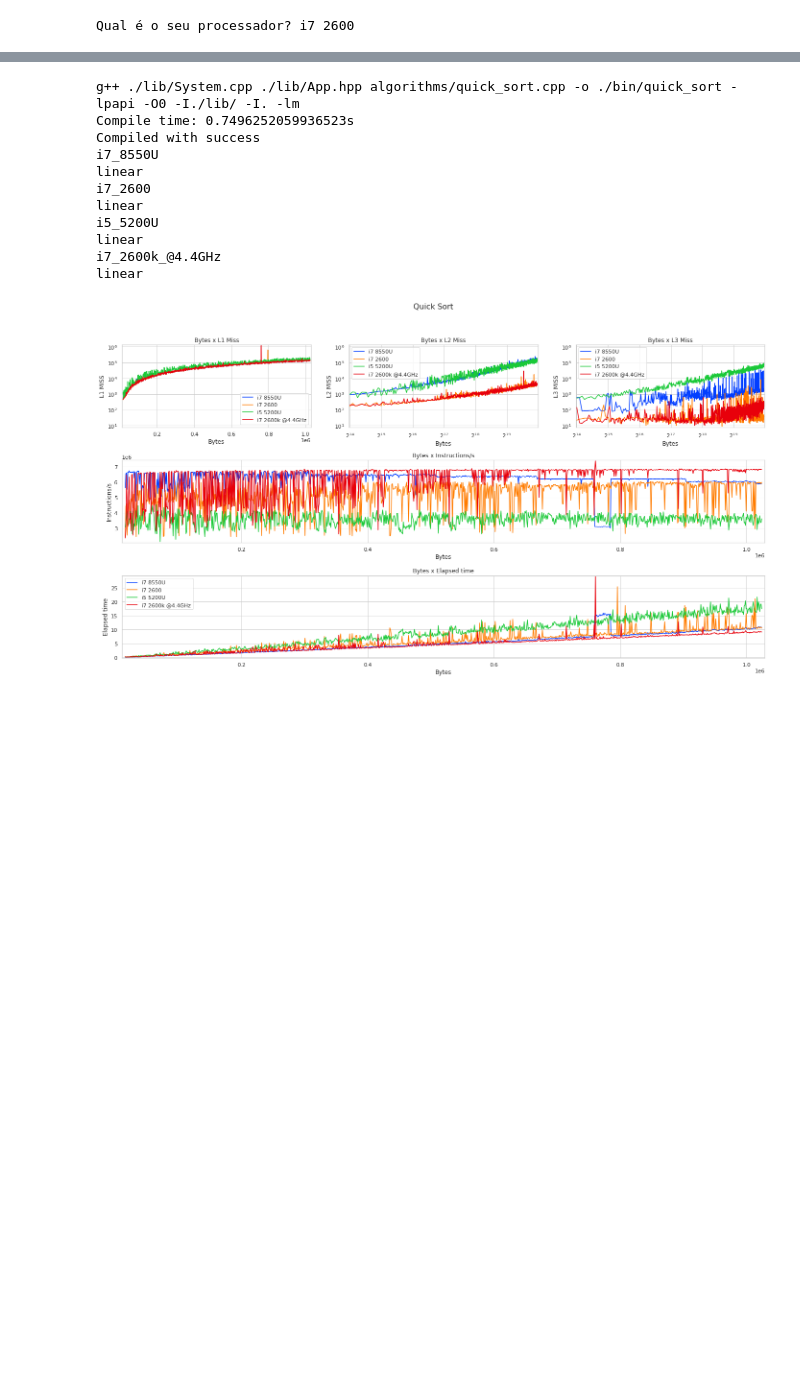
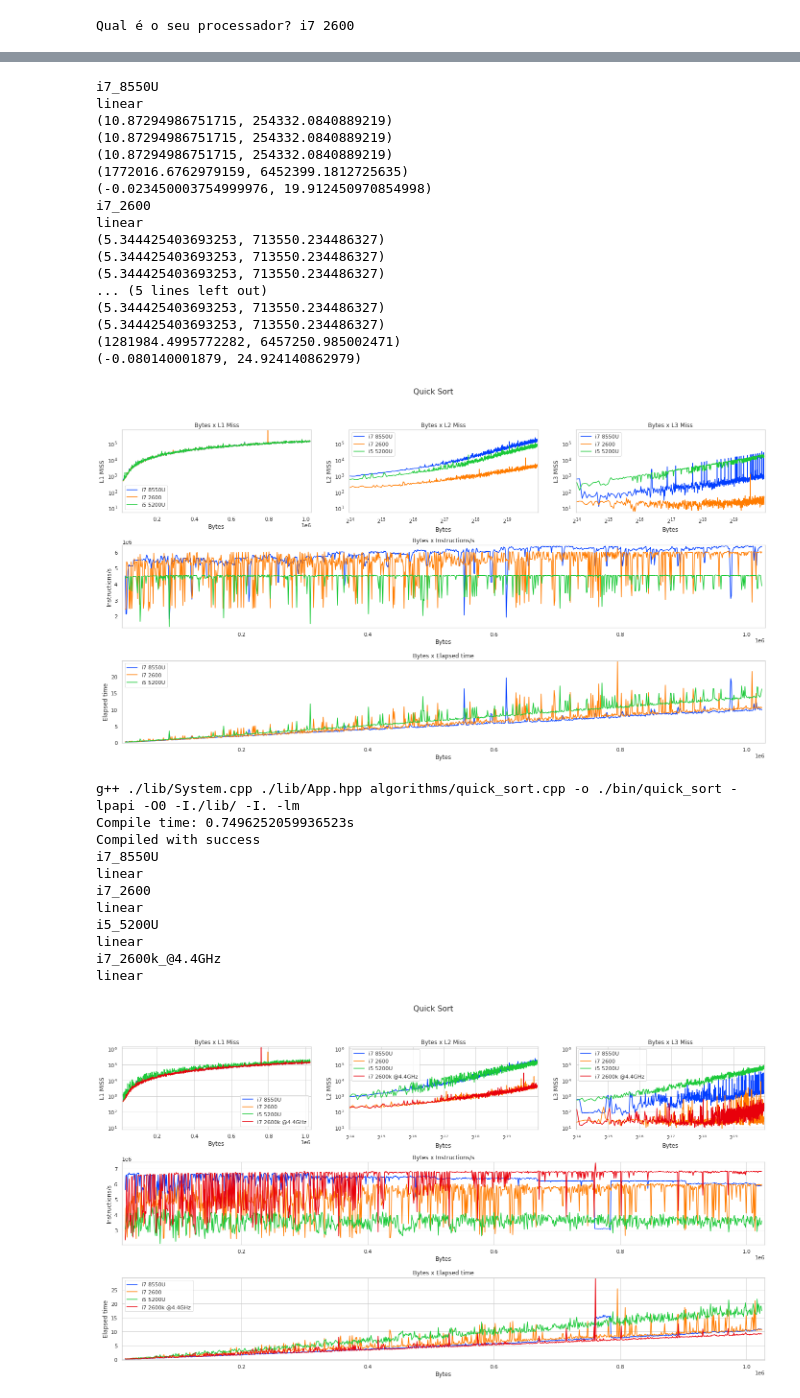
Before and after one commit to FerroEduardo/algorithms-comparison, a Jupyter notebook: program.ipynb, the cells around one changed output, grey strips where cells are left out. Drawn from its saved outputs; the diff is of its cells as text; code cells hidden in the pictures; blank space fills up the shorter version.

```diff
--- a/program.ipynb
+++ b/program.ipynb
@@ -338,6 +361,25 @@ Success
 # %%
-# filename = 'quick_sort.cpp'
-# plotData(filename[:-4])
+filename = 'quick_sort.cpp'
+plotData(filename[:-4])
+# %% [output]
+i7_8550U
+linear
+(10.87294986751715, 254332.0840889219)
+(10.87294986751715, 254332.0840889219)
+(10.87294986751715, 254332.0840889219)
+(1772016.6762979159, 6452399.1812725635)
+(-0.023450003754999976, 19.912450970854998)
+i7_2600
+linear
+(5.344425403693253, 713550.234486327)
+(5.344425403693253, 713550.234486327)
+(5.344425403693253, 713550.234486327)
+... (5 lines left out)
+(5.344425403693253, 713550.234486327)
+(5.344425403693253, 713550.234486327)
+(1281984.4995772282, 6457250.985002471)
+(-0.080140001879, 24.924140862979)
+[figure, added]
 # %%
 filename = 'quick_sort.cpp'
 if compile(filename):
```
Also changed, not shown: parts of 5 cells of this notebook.
